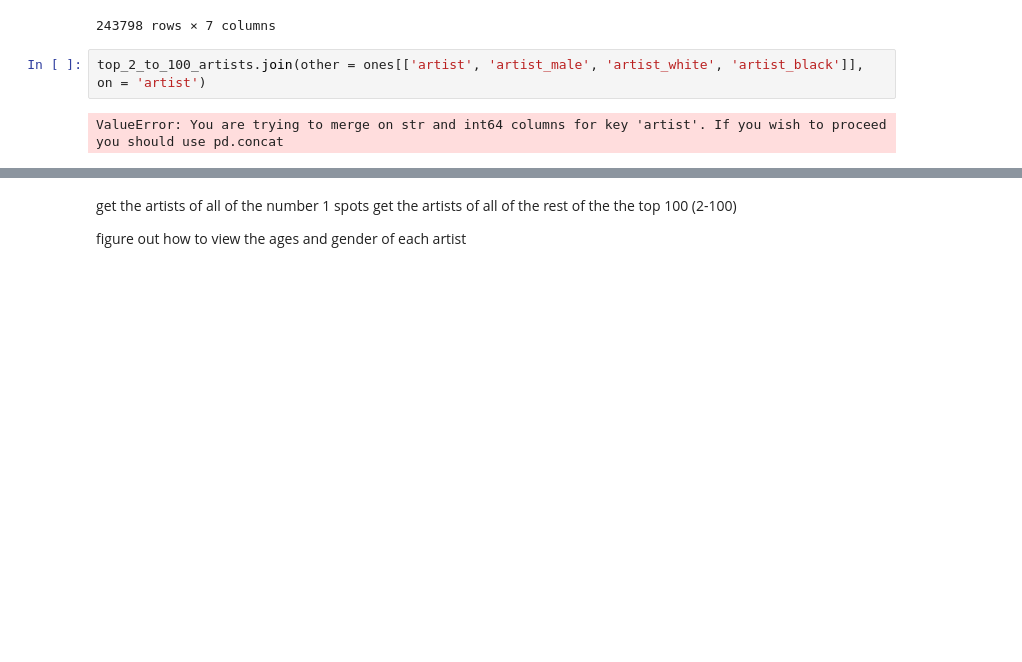
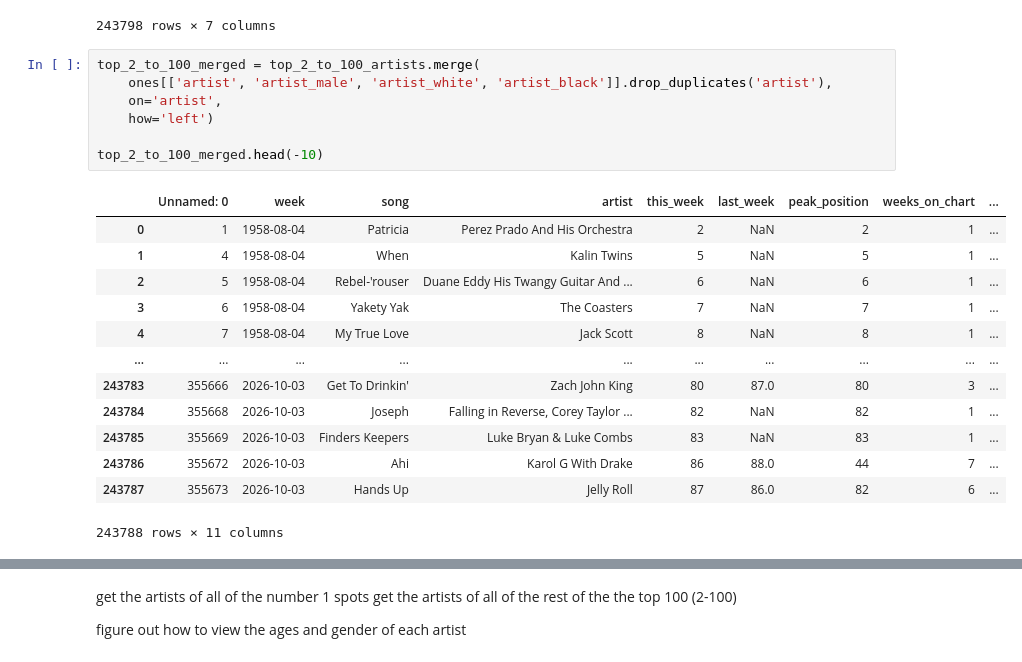
Before and after one commit to IzzyMRob/CS_161_Project, a Jupyter notebook: caden_artist_demographic.ipynb, the cells around one changed output, grey strips where cells are left out. Drawn from its saved outputs; the diff is of its cells as text; blank space fills up the shorter version.

```diff
--- a/caden_artist_demographic.ipynb
+++ b/caden_artist_demographic.ipynb
@@ -68,6 +69,23 @@ top_2_to_100_artists.set_index('artist')
 | Cameron Whitcomb | 355686 | 2026-10-03 | Kingdom Of Fear | 100 | NaN | 94 | 7 |
 243798 rows × 7 columns
 # %%
-top_2_to_100_artists.join(other = ones[['artist', 'artist_male', 'artist_white', 'artist_black']], on = 'artist')
+top_2_to_100_merged = top_2_to_100_artists.merge(
+    ones[['artist', 'artist_male', 'artist_white', 'artist_black']].drop_duplicates('artist'),
+    on='artist',
+    how='left')
+
+top_2_to_100_merged.head(-10)
 # %% [output]
+|  | Unnamed: 0 | week | song | artist | this_week | last_week | peak_position | weeks_on_chart | ... |
+| 0 | 1 | 1958-08-04 | Patricia | Perez Prado And His Orchestra | 2 | NaN | 2 | 1 | ... |
+| 1 | 4 | 1958-08-04 | When | Kalin Twins | 5 | NaN | 5 | 1 | ... |
+| 2 | 5 | 1958-08-04 | Rebel-'rouser | Duane Eddy His Twangy Guitar And ... | 6 | NaN | 6 | 1 | ... |
+| 3 | 6 | 1958-08-04 | Yakety Yak | The Coasters | 7 | NaN | 7 | 1 | ... |
+| 4 | 7 | 1958-08-04 | My True Love | Jack Scott | 8 | NaN | 8 | 1 | ... |
+| ... | ... | ... | ... | ... | ... | ... | ... | ... | ... |
+| 243783 | 355666 | 2026-10-03 | Get To Drinkin' | Zach John King | 80 | 87.0 | 80 | 3 | ... |
+| 243784 | 355668 | 2026-10-03 | Joseph | Falling in Reverse, Corey Taylor ... | 82 | NaN | 82 | 1 | ... |
+| 243785 | 355669 | 2026-10-03 | Finders Keepers | Luke Bryan & Luke Combs | 83 | NaN | 83 | 1 | ... |
+| 243786 | 355672 | 2026-10-03 | Ahi | Karol G With Drake | 86 | 88.0 | 44 | 7 | ... |
+| 243787 | 355673 | 2026-10-03 | Hands Up | Jelly Roll | 87 | 86.0 | 82 | 6 | ... |
-ValueError: You are trying to merge on str and int64 columns for key 'artist'. If you wish to proceed you should use pd.concat
+243788 rows × 11 columns
```
Also changed, not shown: parts of 12 cells of this notebook.
